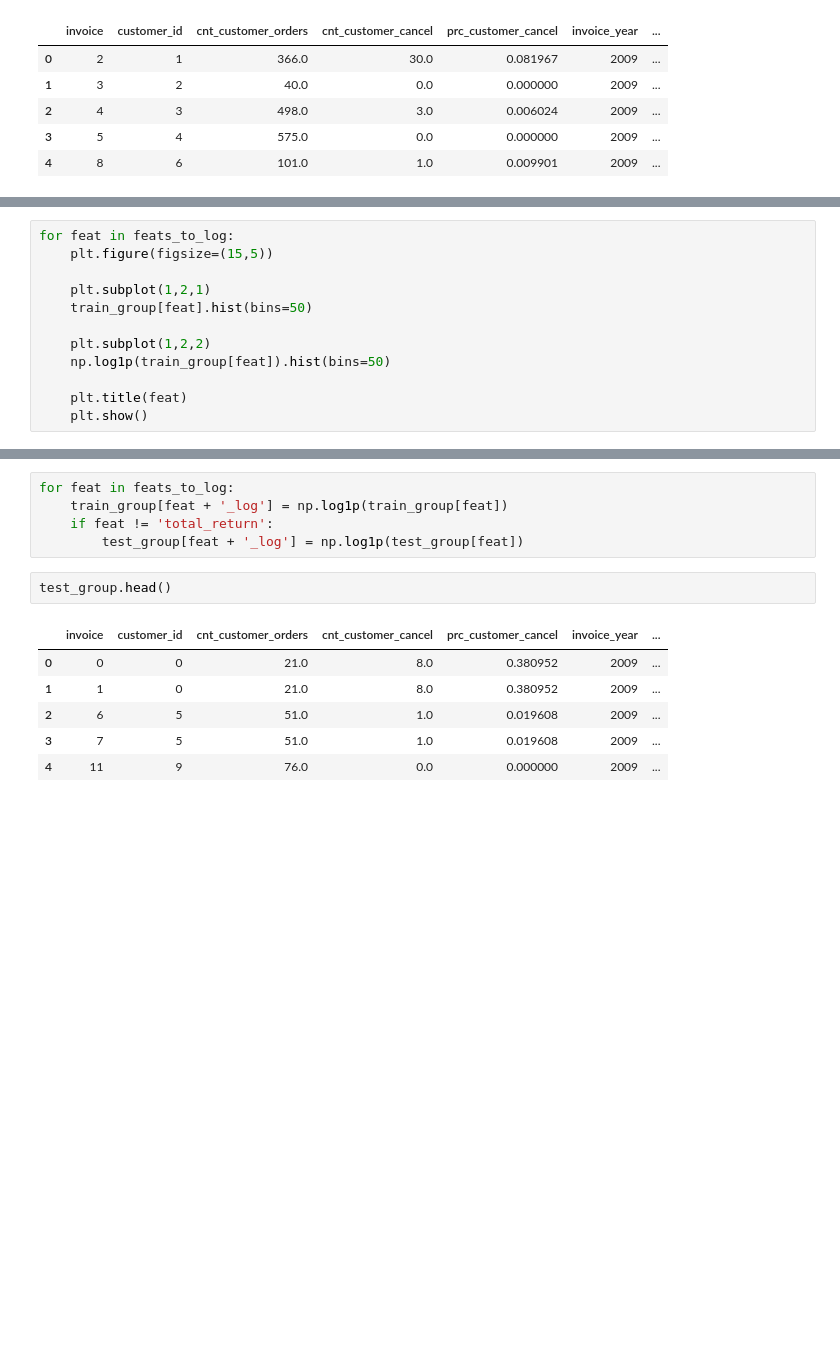
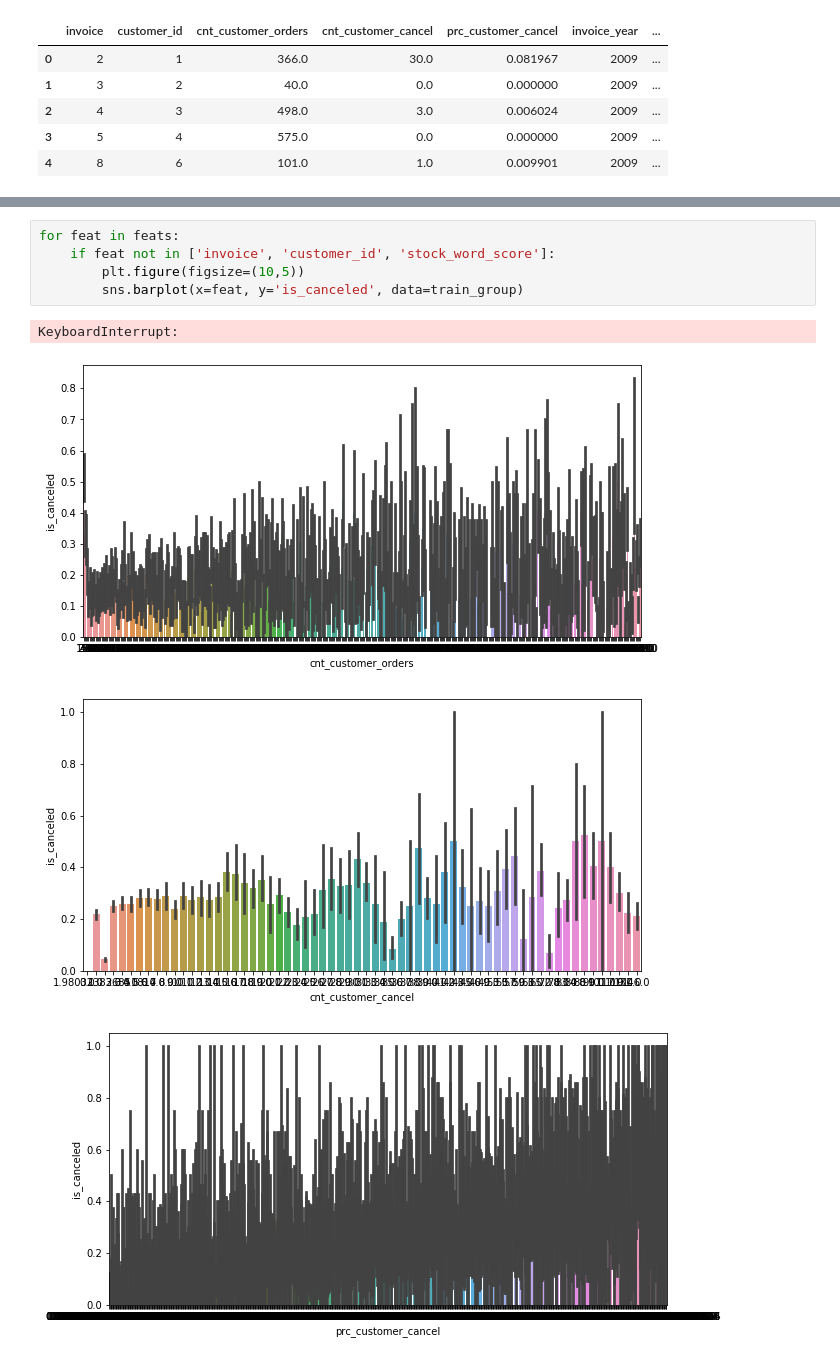
Before and after one commit to JakubStanczak/Order_cancelation_pred, a Jupyter notebook: Konkurs_JS.ipynb, the cells around one changed output, grey strips where cells are left out. Saved outputs shown, nothing was run; the diff lists cells and outputs as text; blank space fills up the shorter version.

```diff
--- a/Konkurs_JS.ipynb
+++ b/Konkurs_JS.ipynb
@@ -476,12 +506,0 @@ Name: price_total, Length: 16863, dtype: int64
-# %%
-for feat in feats_to_log:
-    plt.figure(figsize=(15,5))
-
-    plt.subplot(1,2,1)
-    train_group[feat].hist(bins=50)
-
-    plt.subplot(1,2,2)
-    np.log1p(train_group[feat]).hist(bins=50)
-
-    plt.title(feat)
-    plt.show()
@@ -495,14 +507,10 @@ for feat in feats_to_log:
-# %%
-for feat in feats_to_log:
-    train_group[feat + '_log'] = np.log1p(train_group[feat])
-    if feat != 'total_return':
-        test_group[feat + '_log'] = np.log1p(test_group[feat])
-# %%
-test_group.head()
-# %% [output]
-|  | invoice | customer_id | cnt_customer_orders | cnt_customer_cancel | prc_customer_cancel | invoice_year | ... |
-| 0 | 0 | 0 | 21.0 | 8.0 | 0.380952 | 2009 | ... |
-| 1 | 1 | 0 | 21.0 | 8.0 | 0.380952 | 2009 | ... |
-| 2 | 6 | 5 | 51.0 | 1.0 | 0.019608 | 2009 | ... |
-| 3 | 7 | 5 | 51.0 | 1.0 | 0.019608 | 2009 | ... |
-| 4 | 11 | 9 | 76.0 | 0.0 | 0.000000 | 2009 | ... |
+# %%
+for feat in feats:
+    if feat not in ['invoice', 'customer_id', 'stock_word_score']:
+        plt.figure(figsize=(10,5))
+        sns.barplot(x=feat, y='is_canceled', data=train_group)
+# %% [output]
+KeyboardInterrupt:
+[figure, added]
+[figure, added]
+[figure, added]
```
Also changed, not shown: parts of 43 cells of this notebook.
